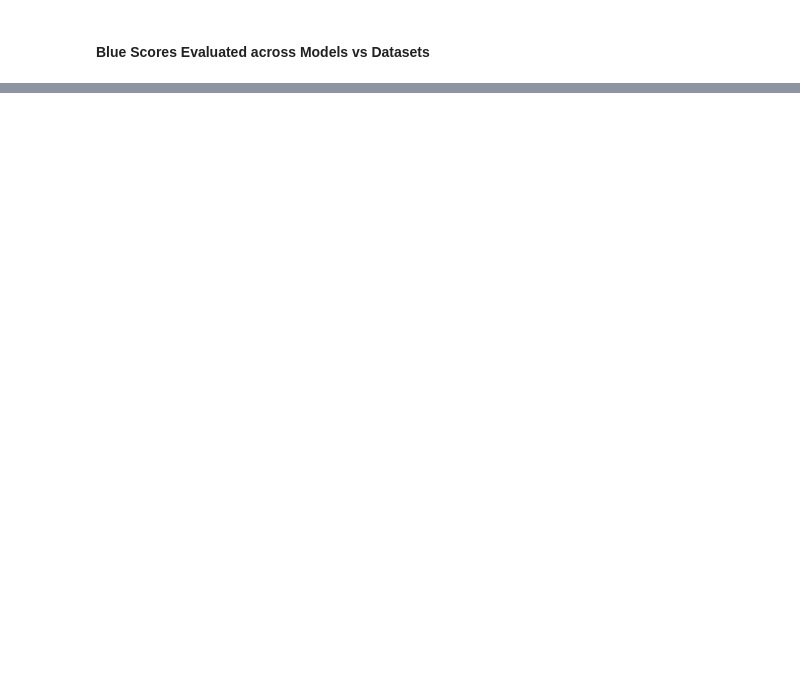
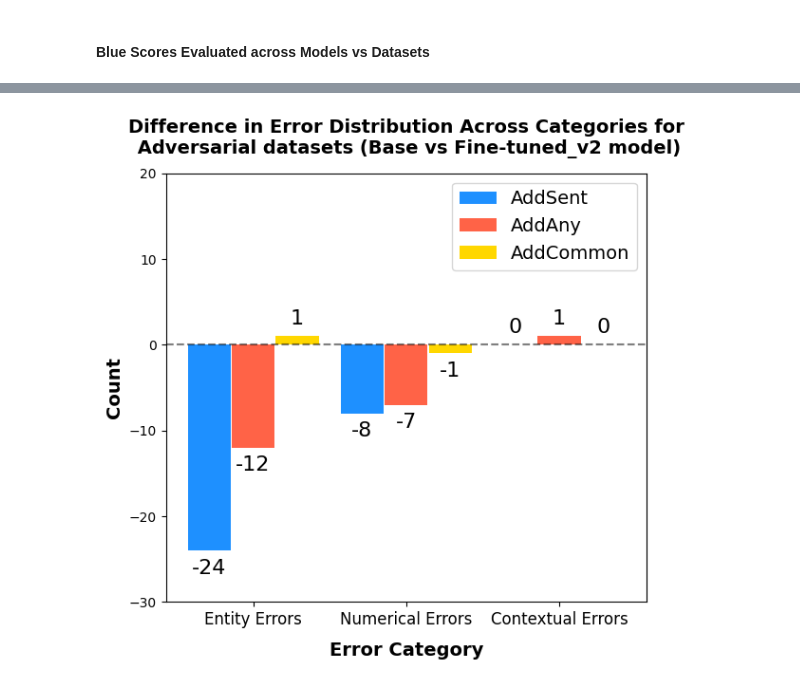
Before and after one commit to Shaz-Momin/nlp-fp-dataset-artifacts, a Jupyter notebook: new_results.ipynb, the cells around one changed output, grey strips where cells are left out. Drawn from its saved outputs; the diff is of its cells as text; code cells hidden in the pictures; blank space fills up the shorter version.

```diff
--- a/new_results.ipynb
+++ b/new_results.ipynb
@@ -73,0 +168,81 @@ plot_metric_results(metric='eval_bleu', ylim=(0, 1), label_format="%.2f", yLabel
+# %%
+import numpy as np
+import matplotlib.pyplot as plt
+
+# Data for AddSent, AddAny, and AddCommon
+categories_base = {
+    "addSent": { "Entity Errors": 0, "Numerical Errors": 0, "Contextual Errors": 0 },
+    "addAny": { "Entity Errors": 0, "Numerical Errors": 0, "Contextual Errors": 0 },
+    "addCommon": { "Entity Errors": 0, "Numerical Errors": 0, "Contextual Errors": 0 }
+}
+categories_fine_tuned_v2 = {
+    "addSent": { "Entity Errors": 0, "Numerical Errors": 0, "Contextual Errors": 0 },
+    "addAny": { "Entity Errors": 0, "Numerical Errors": 0, "Contextual Errors": 0 },
+    "addCommon": { "Entity Errors": 0, "Numerical Errors": 0, "Contextual Errors": 0 }
+}
+
+# Count the number of errors in each category for the base model
+for category in categories_base.keys():
+    for error_type in categories_base[category].keys():
+        with open(f'./error_analysis/{category}_error_classes/{error_type.lower().replace(" ", "_")}.jsonl', 'r') as file:
+            count = 0
+            for line in file:
+                count += 1
+            categories_base[category][error_type] = count
+
+# Count the number of errors in each category for the fine-tuned model
+for category in categories_fine_tuned_v2.keys():
+    for error_type in categories_fine_tuned_v2[category].keys():
+        with open(f'./new_eval_outputs/adv_combined_v2/{category}_incorrect_pred.jsonl', 'r') as file:
+            count = 0
+            for line in file:
+                example = json.loads(line)
+                if classify_error(example) == error_type:
+                    count += 1
+            categories_fine_tuned_v2[category][error_type] = count
+
+# Find the differences in the error counts between the base and fine-tuned models
+differences = {}
+for category in categories_base.keys():
+    differences[category] = {}
+    for error_type in categories_base[category].keys():
+        differences[category][error_type] = categories_fine_tuned_v2[category][error_type] - categories_base[category][error_type]
+
+print(differences)
+
+counts_addSent = [differences["addSent"][error_type] for error_type in categories_base["addSent"].keys()]
+counts_addAny = [differences["addAny"][error_type] for error_type in categories_base["addAny"].keys()]
+counts_addCommon = [differences["addCommon"][error_type] for error_type in categories_base["addCommon"].keys()]
+
+# Create grouped bar chart with padding
+x = np.arange(3)  # the label locations
+width = 0.35  # the width of the bars
+padding = 0.01  # padding between bars
+
+fig, ax = plt.subplots(figsize=(6, 6))
+# Adjust x to add padding between groups
+x = np.arange(3) * (width * 3 + padding * 20)
+
+bars1 = ax.bar(x - width - padding, counts_addSent, width, label='AddSent', color='dodgerblue')
+bars2 = ax.bar(x, counts_addAny, width, label='AddAny', color='tomato')
+bars3 = ax.bar(x + width + padding, counts_addCommon, width, label='AddCommon', color='gold')
+
+
+# Add some text for labels, title and custom x-axis tick labels, etc.
+ax.set_xlabel('Error Category', fontsize=14, fontweight='semibold', labelpad=10)
+ax.set_ylabel('Count', fontsize=14, fontweight='semibold')
+ax.set_title('Difference in Error Distribution Across Categories for\n Adversarial datasets (Base vs Fine-tuned_v2 model)', fontsize=14, pad=15, fontweight='bold')
+ax.set_xticks(x)
+ax.set_xticklabels(category_names_addSent, fontsize=12)
+ax.legend(fontsize=14)
+
+# Add labels for each bar
+plt.bar_label(bars1, padding=6, fontsize=16)
+plt.bar_label(bars2, padding=6, fontsize=16)
+plt.bar_label(bars3, padding=6, fontsize=16)
+
+plt.axhline(y=0, color='black', linestyle='--', alpha=0.5) # Add a horizontal line at y=0
+plt.tight_layout()
+plt.ylim(-30, 20)
+plt.show()
+# %% [output]
@@ -73,0 +250 @@ plot_metric_results(metric='eval_bleu', ylim=(0, 1), label_format="%.2f", yLabel
+[figure, added]
```
Also changed, not shown: parts of 6 cells of this notebook, 5 other files.
